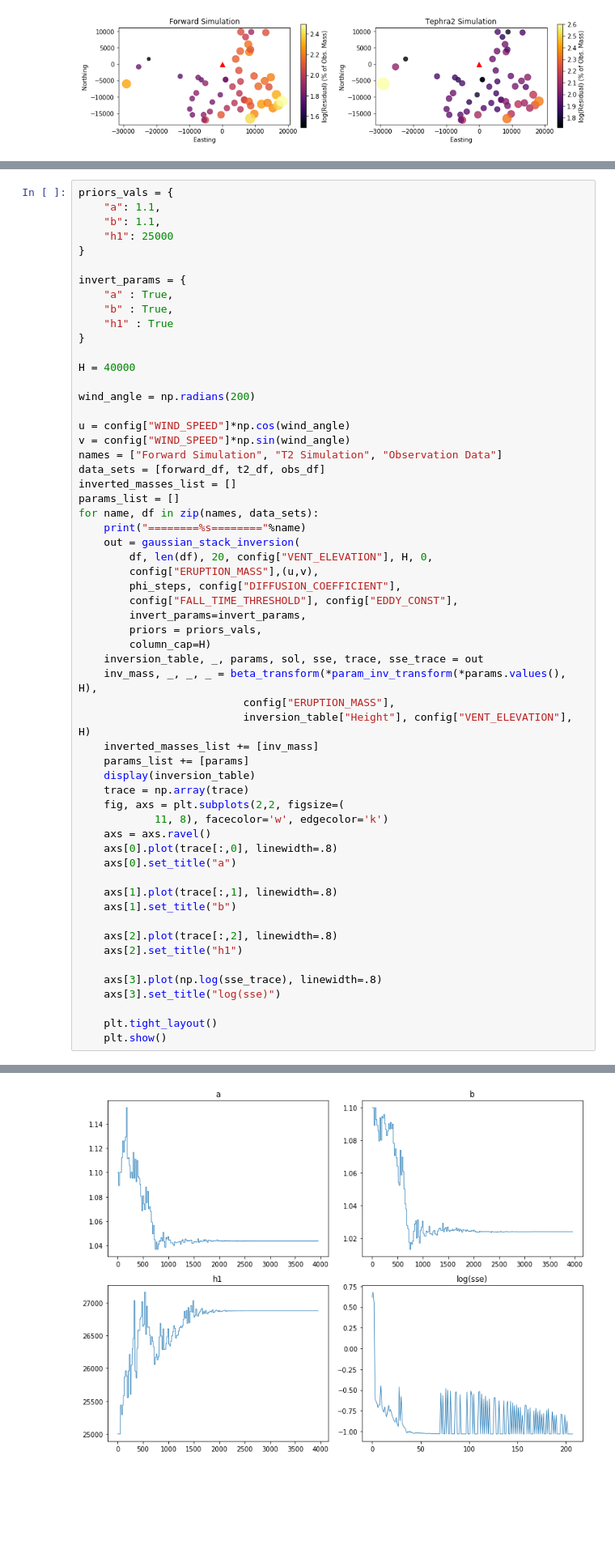
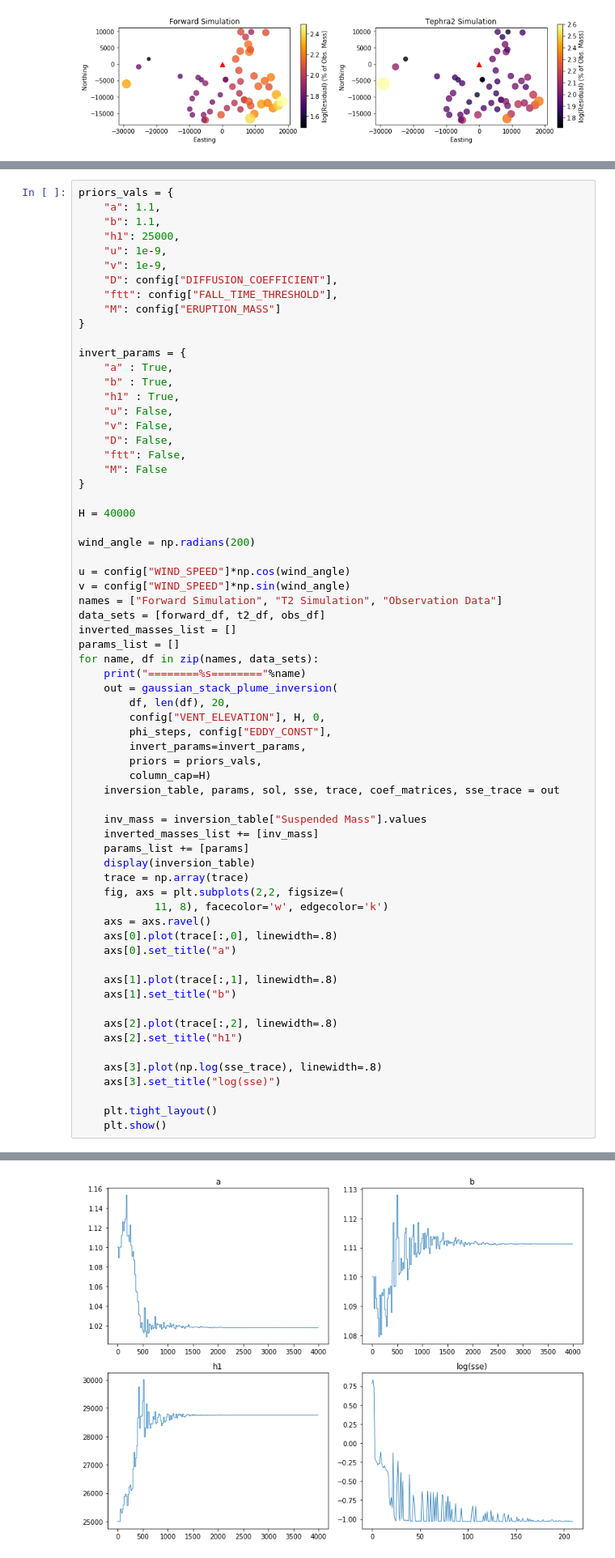
Before and after one commit to nmostert/inversion_project, a Jupyter notebook: Pululagua_Inversion_Examples.ipynb, the cells around one changed output, grey strips where cells are left out. Shown at 81% size. Saved outputs shown, nothing was run; the diff lists cells and outputs as text; blank space fills up the shorter version.

```diff
--- a/Pululagua_Inversion_Examples.ipynb
+++ b/Pululagua_Inversion_Examples.ipynb
@@ -299,13 +299,23 @@ plt.show()
 priors_vals = {
     "a": 1.1,
     "b": 1.1,
-    "h1": 25000
+    "h1": 25000,
+    "u": 1e-9,
+    "v": 1e-9,
+    "D": config["DIFFUSION_COEFFICIENT"],
+    "ftt": config["FALL_TIME_THRESHOLD"],
+    "M": config["ERUPTION_MASS"]
 }
 
 invert_params = {
     "a" : True,
     "b" : True,
-    "h1" : True
+    "h1" : True,
+    "u": False,
+    "v": False,
+    "D": False,
+    "ftt": False,
+    "M": False
 }
 
 H = 40000
@@ -320,18 +330,16 @@ inverted_masses_list = []
 params_list = []
 for name, df in zip(names, data_sets):
     print("========%s========"%name)
-    out = gaussian_stack_inversion(
-        df, len(df), 20, config["VENT_ELEVATION"], H, 0,
-        config["ERUPTION_MASS"],(u,v),
-        phi_steps, config["DIFFUSION_COEFFICIENT"],
-        config["FALL_TIME_THRESHOLD"], config["EDDY_CONST"],
+    out = gaussian_stack_plume_inversion(
+        df, len(df), 20,
+        config["VENT_ELEVATION"], H, 0,
+        phi_steps, config["EDDY_CONST"],
         invert_params=invert_params,
         priors = priors_vals,
         column_cap=H)
-    inversion_table, _, params, sol, sse, trace, sse_trace = out
-    inv_mass, _, _, _ = beta_transform(*param_inv_transform(*params.values(), H),
-                          config["ERUPTION_MASS"],
-                          inversion_table["Height"], config["VENT_ELEVATION"], H)
+    inversion_table, params, sol, sse, trace, coef_matrices, sse_trace = out
+
+    inv_mass = inversion_table["Suspended Mass"].values
     inverted_masses_list += [inv_mass]
     params_list += [params]
     display(inversion_table)
@@ -374,8 +382,8 @@ SSE: 0.3568666181504471
 | ... | ... | ... |
 | 15 | 32500.0 | 0.000000e+00 |
 | 16 | 34375.0 | 0.000000e+00 |
 | 17 | 36250.0 | 0.000000e+00 |
 | 18 | 38125.0 | 0.000000e+00 |
 | 19 | 40000.0 | 0.000000e+00 |
-[figure, old version]
+[figure, new version]
 ========T2 Simulation========
```
Also changed, not shown: parts of 9 cells of this notebook, 4 other files.
